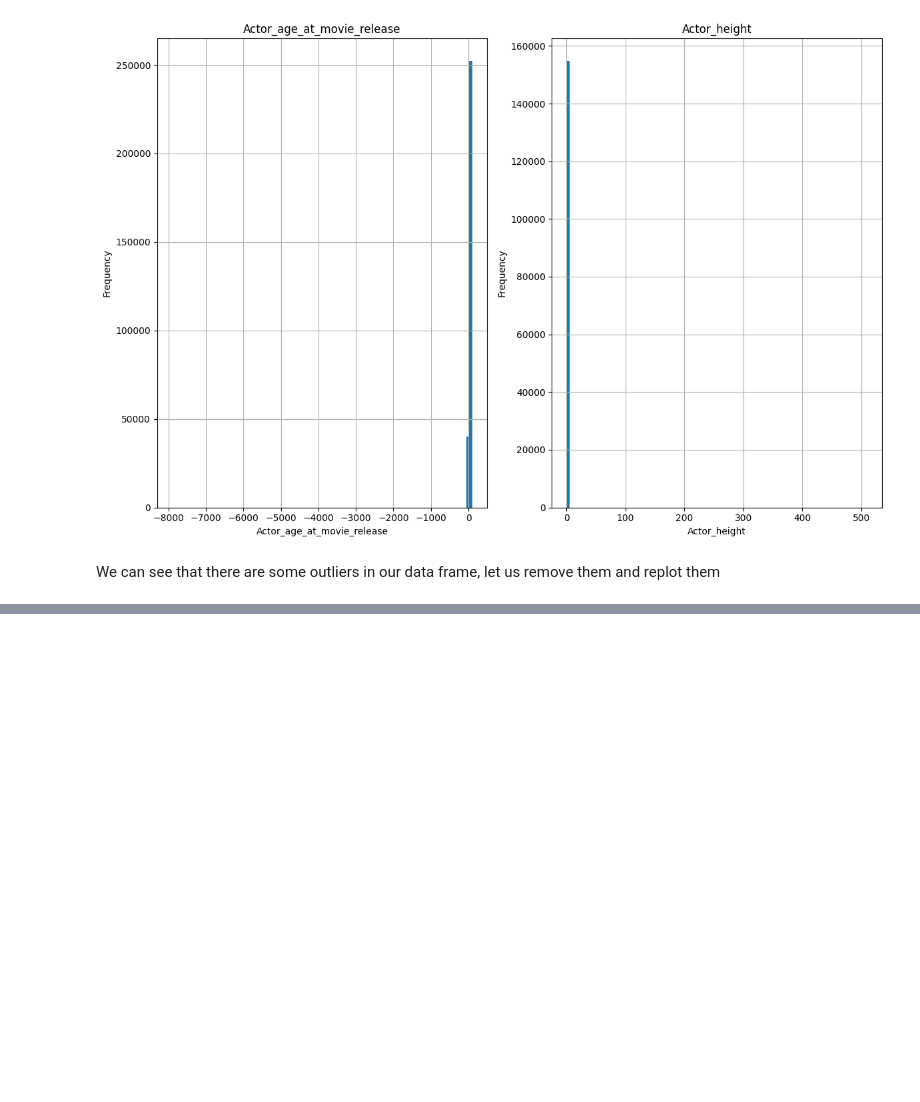
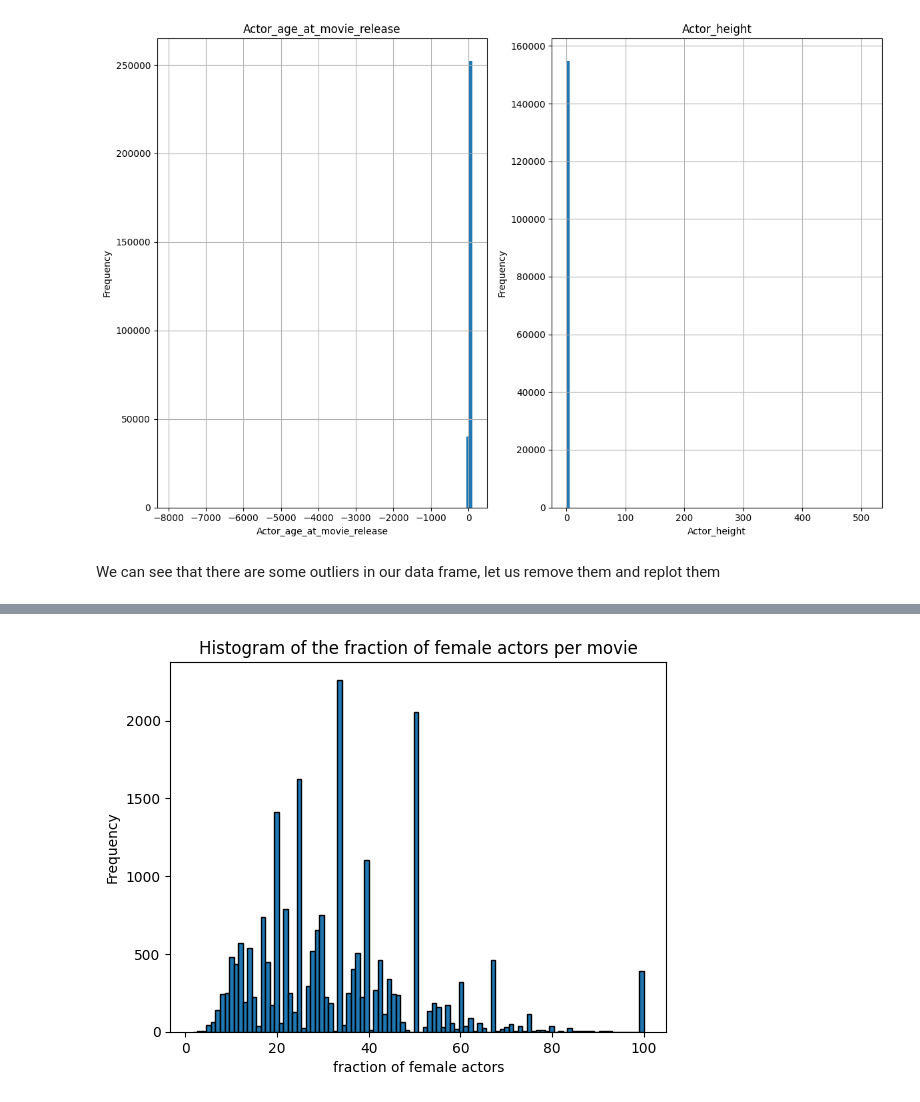
Before and after one commit to epfl-ada/ada-2023-project-yamal, a Jupyter notebook: movies_analysis.ipynb, the cells around one changed output, grey strips where cells are left out. Saved outputs shown, nothing was run; the diff lists cells and outputs as text; code cells hidden in the pictures; blank space fills up the shorter version.

```diff
--- a/movies_analysis.ipynb
+++ b/movies_analysis.ipynb
@@ -177,0 +242,11 @@ After merging, the characters_with_movies will contain only the rows where the "
+# %%
+male_characters = characters[characters['Actor_gender'] == 'M']
+number_of_male_actors = male_characters.groupby('Freebase_Movie_ID').size()
+number_of_male_actors
+
+female_characters = characters[characters['Actor_gender'] == 'F']
+number_of_female_actors = female_characters.groupby('Freebase_Movie_ID').size()
+number_of_female_actors
+
+fraction_of_female_actors = 100 *(number_of_female_actors / characaters_per_movie)
+fraction_of_female_actors
@@ -177,0 +268,11 @@ After merging, the characters_with_movies will contain only the rows where the "
+# %%
+fraction_of_female_actors.plot(kind='hist', bins=100, edgecolor='black')
+
+plt.title('Histogram of the fraction of female actors per movie')
+plt.xlabel('fraction of female actors')
+plt.ylabel('Frequency')
+
+# Show the plot
+plt.show()
+# %% [output]
+[figure, added]
```
Also changed, not shown: parts of 24 cells of this notebook.
